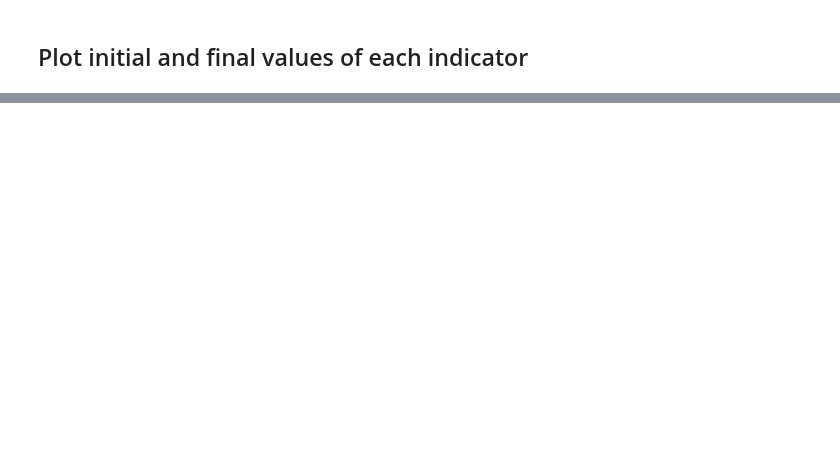
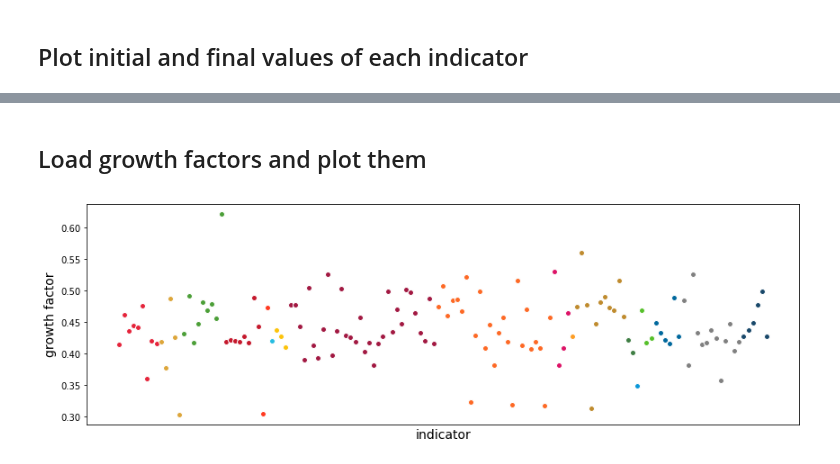
Before and after one commit to oguerrer/PPI4SD, a Jupyter notebook: Examples/Example_1.ipynb, the cells around one changed output, grey strips where cells are left out. Drawn from its saved outputs; the diff is of its cells as text; code cells hidden in the pictures; blank space fills up the shorter version.

```diff
--- a/Examples/Example_1.ipynb
+++ b/Examples/Example_1.ipynb
@@ -63,0 +67,16 @@ plt.show()
+# %% [markdown]
+## Load growth factors and plot them
+# %%
+alphas = np.loadtxt('alphas.csv') # load alphas in a numpy array
+goals = data.goal.values # make a list of the SDG of each indicator (for the colors)
+
+plt.figure(figsize=(12,4))
+for i, alpha in enumerate(alphas):
+    plt.plot(i, alpha, '.', mfc=colors_sdg[goals[i]], mec='white', markersize=12)
+plt.xticks([])
+plt.xlabel('indicator', fontsize=14)
+plt.ylabel('growth factor', fontsize=14)
+plt.tight_layout()
+plt.show()
+# %% [output]
+[figure, added]
```
Also changed, not shown: parts of 8 cells of this notebook.
